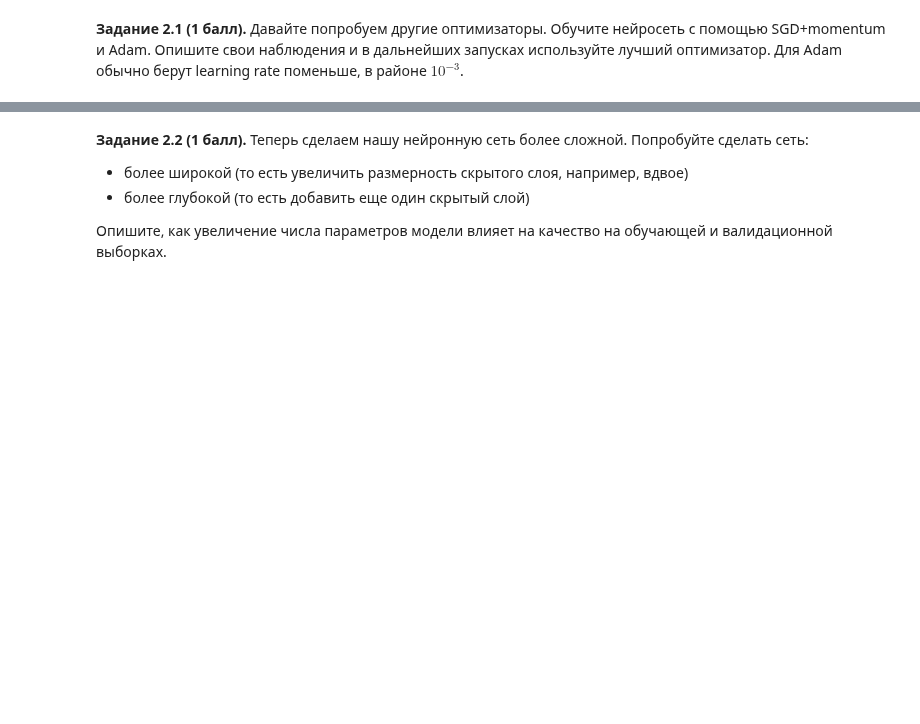
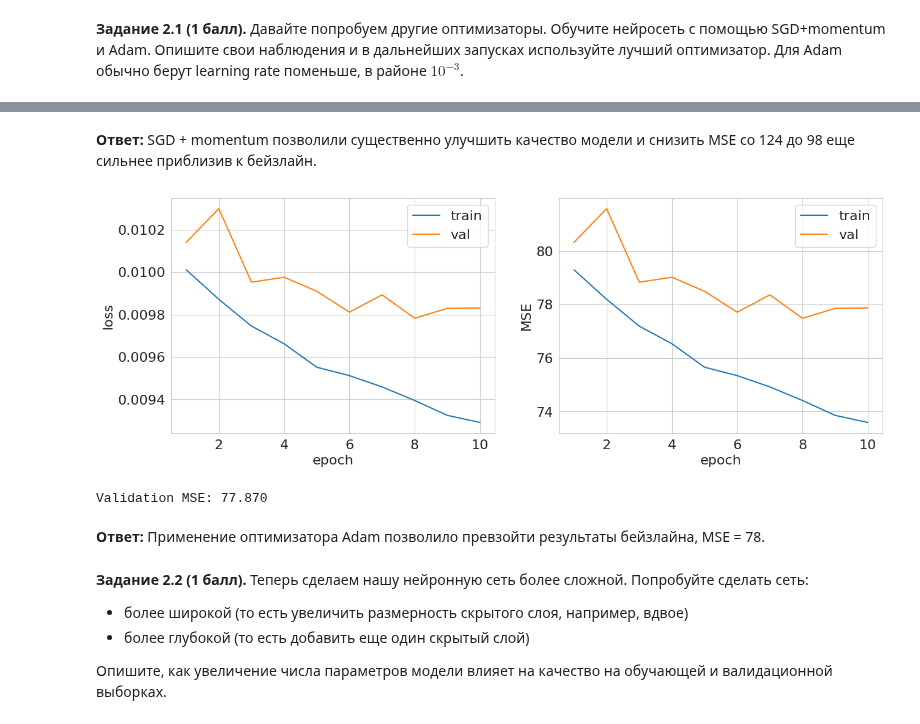
Before and after one commit to PavelMKh/HSE-AI, a Jupyter notebook: DL/HW1_Light.ipynb, the cells around one changed output, grey strips where cells are left out. Drawn from its saved outputs; the diff is of its cells as text; code cells hidden in the pictures; blank space fills up the shorter version.

```diff
--- a/DL/HW1_Light.ipynb
+++ b/DL/HW1_Light.ipynb
@@ -561,3 +611,34 @@ Validation MSE: 124.017
+# %% [markdown]
+**Ответ:** SGD + momentum позволили существенно улучшить качество модели и снизить MSE со 124 до 98 еще сильнее приблизив к бейзлайн.
+# %%
+optimizer = torch.optim.Adam(nn_regr.parameters(), lr=1e-3, betas=(0.9, 0.999), eps=1e-7)
+criterion = nn.MSELoss()
+
+metric = lambda preds, targets: ((denormalize(preds.cpu()) - denormalize(targets.cpu())) ** 2).mean()
+
+train_dataset = TensorDataset(torch.tensor(X_train, dtype=torch.float32),
+                              torch.tensor(y_train_norm, dtype=torch.float32).reshape(-1, 1))
+
+val_dataset = TensorDataset(torch.tensor(X_val, dtype=torch.float32),
+                            torch.tensor(y_val_norm, dtype=torch.float32).reshape(-1, 1))
+
+train_loader = DataLoader(train_dataset, batch_size=32, shuffle=True)
+val_loader = DataLoader(val_dataset, batch_size=32, shuffle=True)
+
+nn_metrics = train_and_validate(nn_regr,
+                                optimizer,
+                                criterion,
+                                metric,
+                                train_loader,
+                                val_loader,
+                                10,
+                                True,
+                                device='cuda')
+# %% [output]
+[figure, added]
+Validation MSE: 77.870
+# %% [markdown]
+**Ответ:** Применение оптимизатора Adam позволило превзойти результаты бейзлайна, MSE = 78.
 # %% [markdown]
 **Задание 2.2 (1 балл).** Теперь сделаем нашу нейронную сеть более сложной. Попробуйте сделать сеть:
 
```
Also changed, not shown: parts of 6 cells of this notebook.
